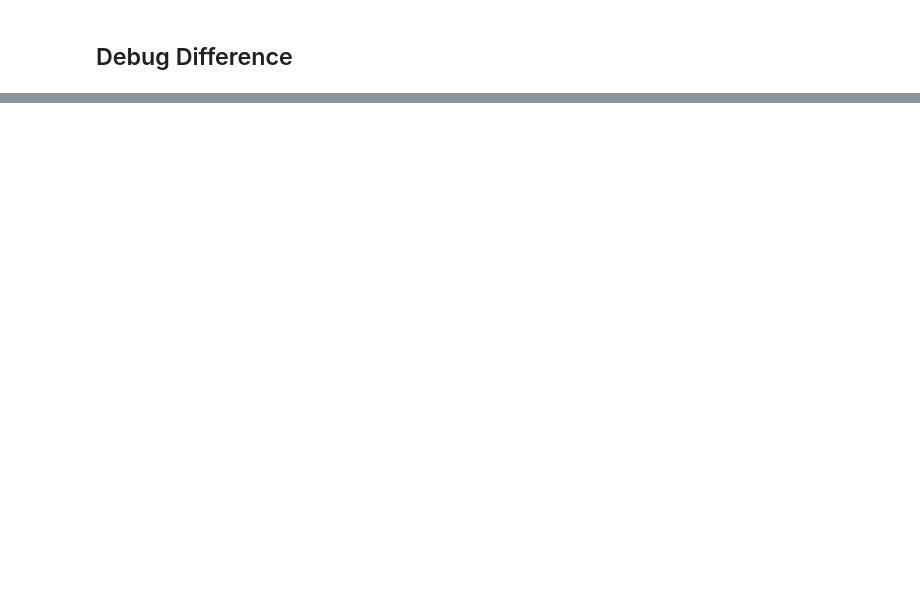
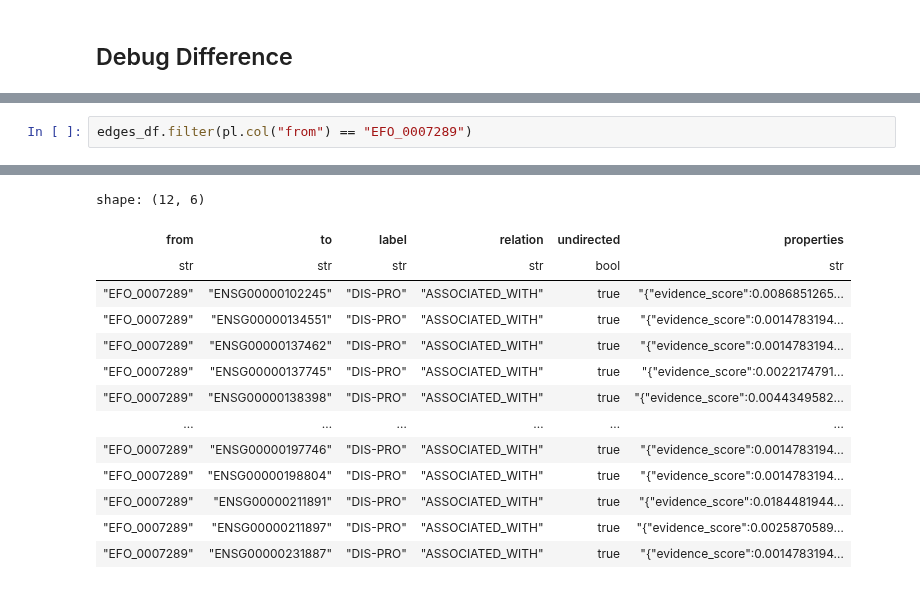
Before and after one commit to mims-harvard/OptimusKG, a Jupyter notebook: notebooks/graph_inspection.ipynb, the cells around one changed output, grey strips where cells are left out. Cells and saved outputs as stored; diff of their text form; blank space fills up the shorter version.

Commit message:
Debug edge discrepancy issues

```diff
--- a/notebooks/graph_inspection.ipynb
+++ b/notebooks/graph_inspection.ipynb
@@ -206,0 +321,3 @@ shape: (10, 4)
+# %%
+edges_df.filter(pl.col("from") == "EFO_0007289")
+# %% [output]
@@ -206,0 +325,14 @@ shape: (10, 4)
+shape: (12, 6)
+| from | to | label | relation | undirected | properties |
+| str | str | str | str | bool | str |
+| "EFO_0007289" | "ENSG00000102245" | "DIS-PRO" | "ASSOCIATED_WITH" | true | "{"evidence_score":0.0086851265… |
+| "EFO_0007289" | "ENSG00000134551" | "DIS-PRO" | "ASSOCIATED_WITH" | true | "{"evidence_score":0.0014783194… |
+| "EFO_0007289" | "ENSG00000137462" | "DIS-PRO" | "ASSOCIATED_WITH" | true | "{"evidence_score":0.0014783194… |
+| "EFO_0007289" | "ENSG00000137745" | "DIS-PRO" | "ASSOCIATED_WITH" | true | "{"evidence_score":0.0022174791… |
+| "EFO_0007289" | "ENSG00000138398" | "DIS-PRO" | "ASSOCIATED_WITH" | true | "{"evidence_score":0.0044349582… |
+| … | … | … | … | … | … |
+| "EFO_0007289" | "ENSG00000197746" | "DIS-PRO" | "ASSOCIATED_WITH" | true | "{"evidence_score":0.0014783194… |
+| "EFO_0007289" | "ENSG00000198804" | "DIS-PRO" | "ASSOCIATED_WITH" | true | "{"evidence_score":0.0014783194… |
+| "EFO_0007289" | "ENSG00000211891" | "DIS-PRO" | "ASSOCIATED_WITH" | true | "{"evidence_score":0.0184481944… |
+| "EFO_0007289" | "ENSG00000211897" | "DIS-PRO" | "ASSOCIATED_WITH" | true | "{"evidence_score":0.0025870589… |
+| "EFO_0007289" | "ENSG00000231887" | "DIS-PRO" | "ASSOCIATED_WITH" | true | "{"evidence_score":0.0014783194… |
```
Also changed, not shown: parts of 18 cells of this notebook, 6 other files.
